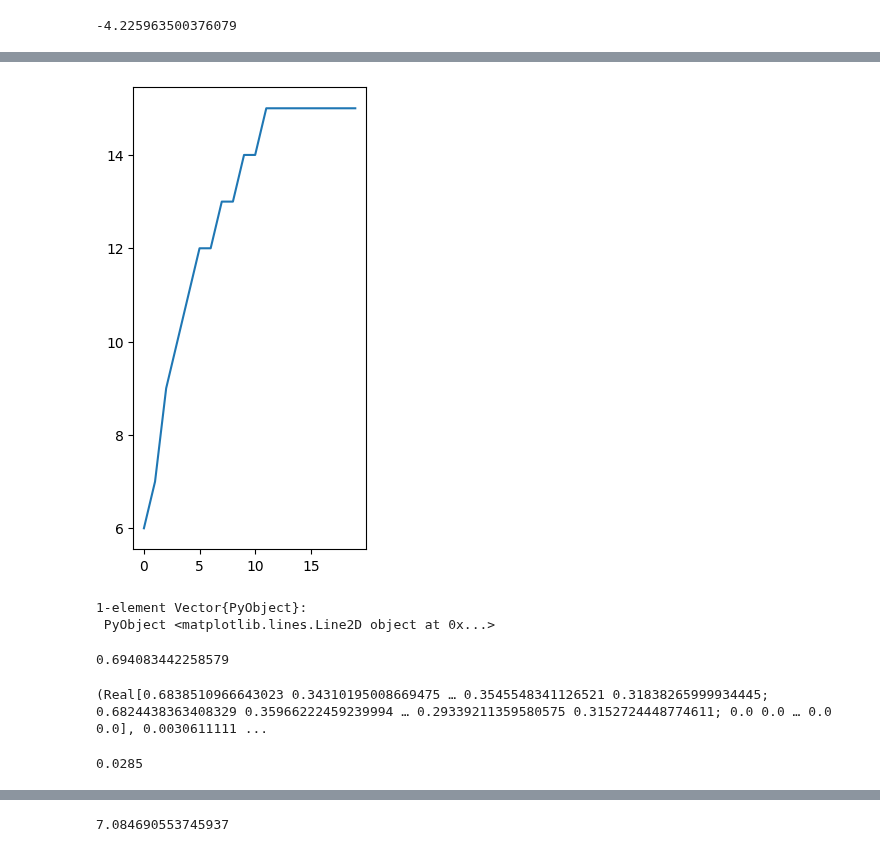
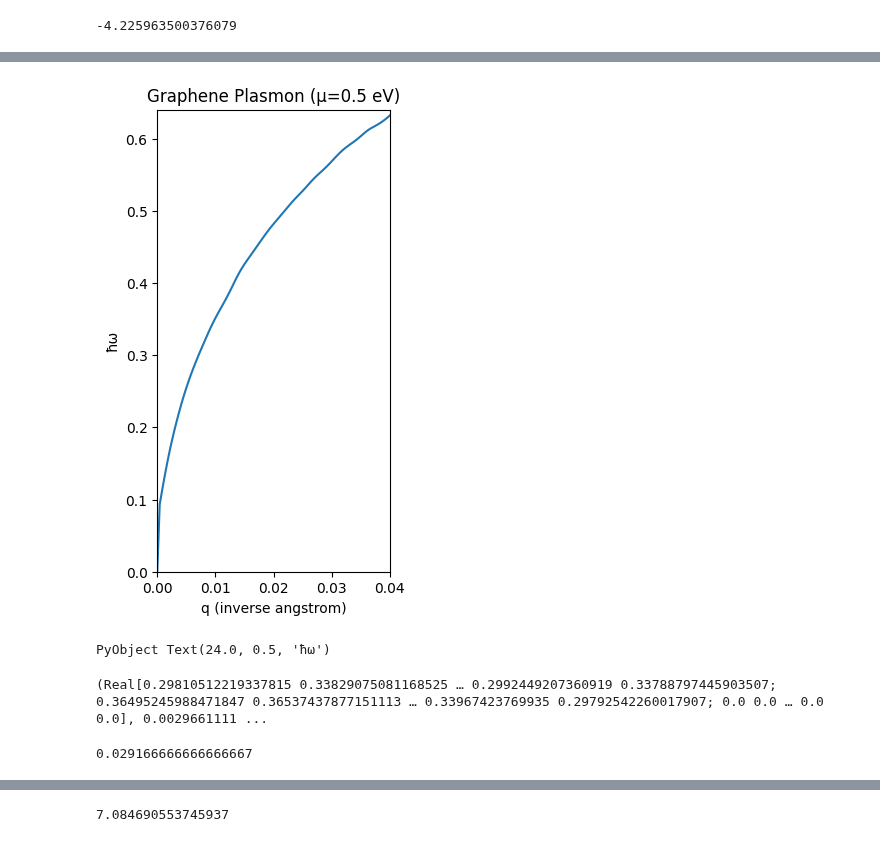
Before and after one commit to AliGhorashiCMT/Plasmons_Paper, a Jupyter notebook: Substitutional_Defects/Graphene/Analyze.ipynb, the cells around one changed output, grey strips where cells are left out. Saved outputs shown, nothing was run; the diff lists cells and outputs as text; code cells hidden in the pictures.

Commit message:
tau and plasmon check

```diff
--- a/Substitutional_Defects/Graphene/Analyze.ipynb
+++ b/Substitutional_Defects/Graphene/Analyze.ipynb
@@ -266,22 +300,25 @@ PyObject <matplotlib.image.AxesImage object at 0x...>
 # %%
 figure(figsize=(3, 6))
-plot(smooth([argmin(x) for x in eachrow(log.(abs.(epsilons)))], win_len=30))
+plot(range(0, 1/24, length=101), np.loadtxt("graphene_plasmon_0.5eV.txt"))
+ylim(0, 0.64)
+xlim(-0, 0.04)
+title("Graphene Plasmon (μ=0.5 eV)")
+xlabel("q (inverse angstrom)")
+ylabel("ħω")
 # %% [output]
-[figure, old version]
+[figure, new version]
-1-element Vector{PyObject}:
- PyObject <matplotlib.lines.Line2D object at 0x...>
+PyObject Text(24.0, 0.5, 'ħω')
 # %%
-sqrt(1/60*(e²ϵ/2/π))
+np.savetxt("graphene_plasmon_0.5eV.txt",
+    [0, smooth((0:1/30:1.5)[[argmin(x) for x in eachrow(log.(abs.(epsilons)))]], win_len=14)/2...])
-# %% [output]
-0.694083442258579
 # %%
-subsampling = returnfermikpoint(Hwannier, cell_map, -4.226+0.5, Val(2), mesh=30, num_blocks=1000, histogram_width=10)
+subsampling = returnfermikpoint(Hwannier, cell_map, -4.226+0.5, Val(2), mesh=30, num_blocks=10000, histogram_width=10)
 # %% [output]
-(Real[0.6838510966643023 0.34310195008669475 … 0.3545548341126521 0.31838265999934445; 0.6824438363408329 0.35966222459239994 … 0.29339211359580575 0.3152724448774611; 0.0 0.0 … 0.0 0.0], 0.0030611111 ...
+(Real[0.29810512219337815 0.33829075081168525 … 0.2992449207360919 0.33788797445903507; 0.36495245988471847 0.36537437877151113 … 0.33967423769935 0.29792542260017907; 0.0 0.0 … 0.0 0.0], 0.0029661111 ...
 # %%
-JJDFTX.dosatmu(Hwannier, cell_map, -4.226+0.5, mesh=20, num_blocks=600, histogram_width=10 )
+JJDFTX.dosatmu(Hwannier, cell_map, -4.226+0.5, mesh=20, num_blocks=60, histogram_width=10)
 # %% [output]
-0.0285
+0.029166666666666667
 # %%
 subsampling[1]
 # %% [output]
```
Also changed, not shown: parts of 31 cells of this notebook.
